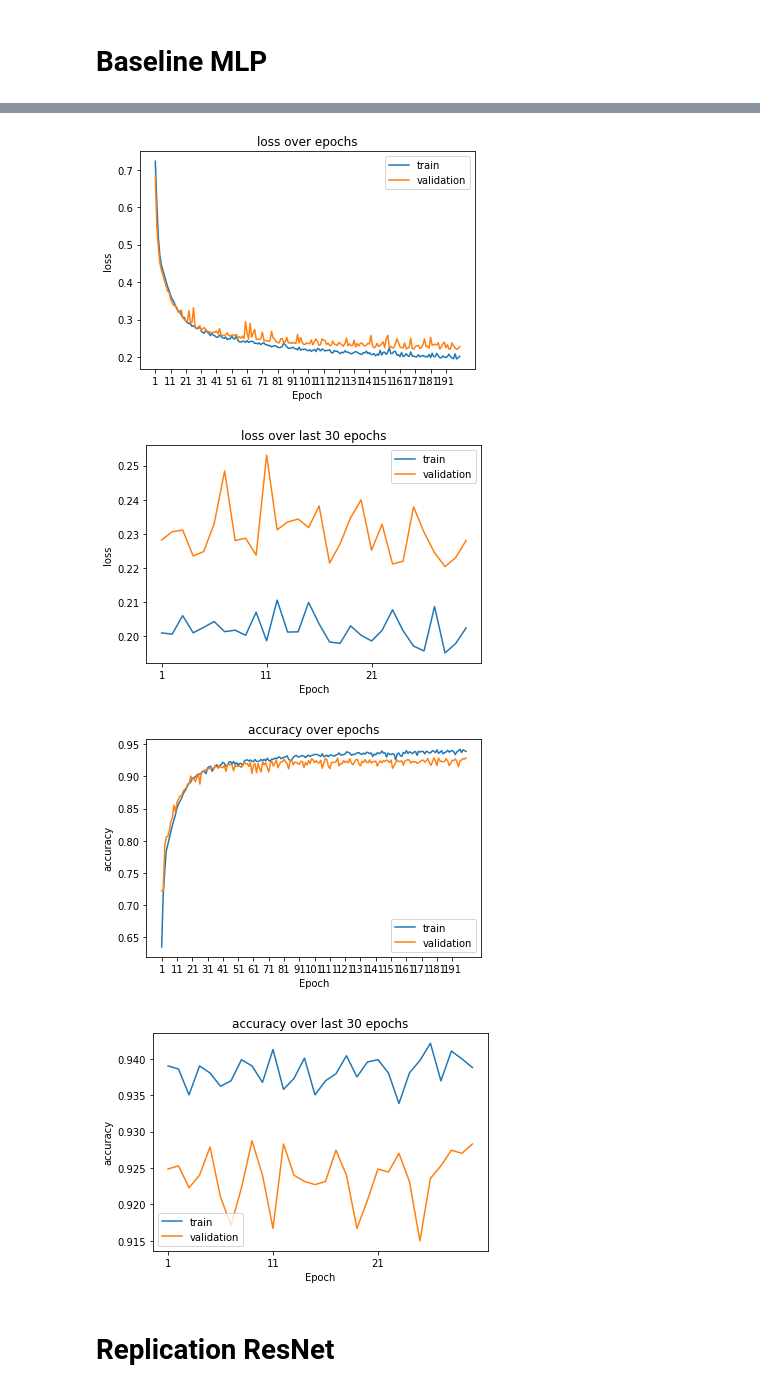
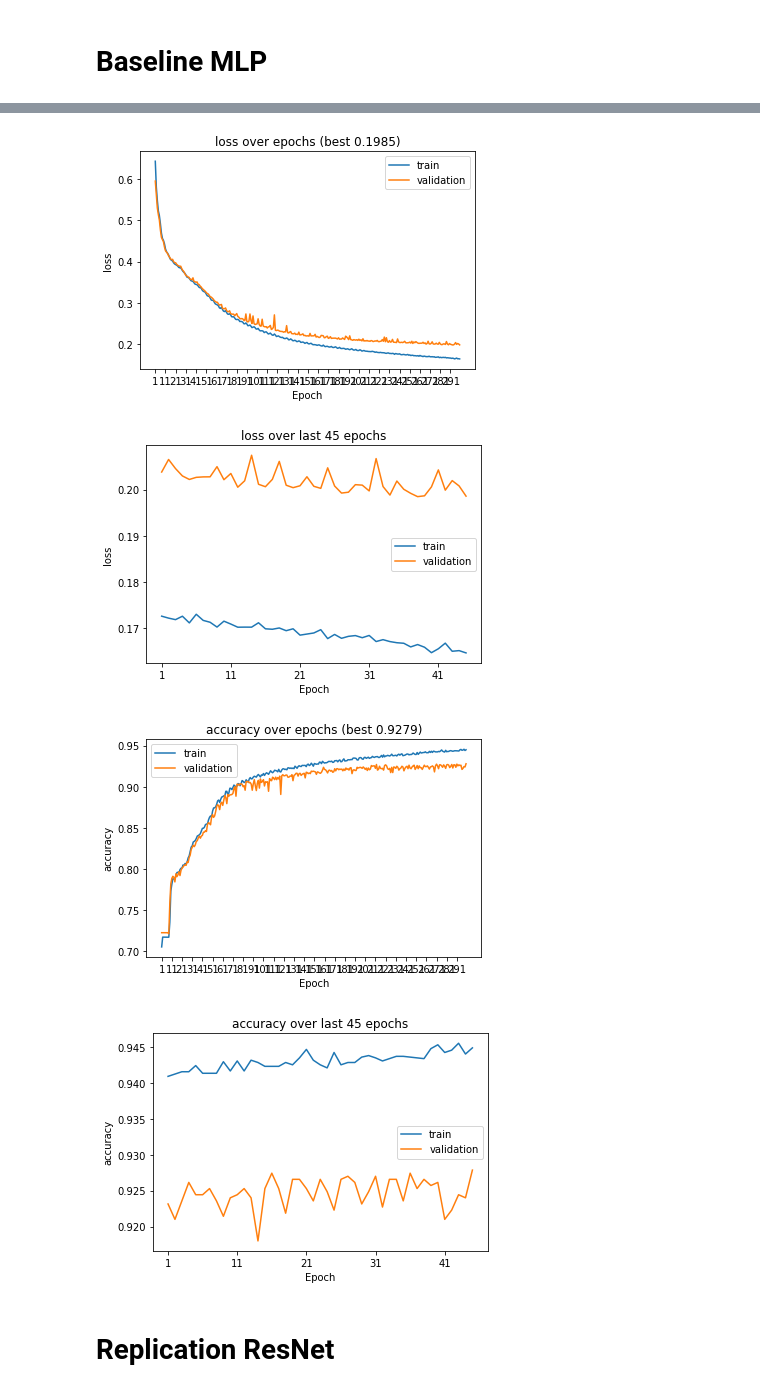
Before and after one commit to spdrnl/ecg, a Jupyter notebook: ECG.ipynb, the cells around one changed output, grey strips where cells are left out. Saved outputs shown, nothing was run; the diff lists cells and outputs as text; code cells hidden in the pictures.

Commit message:
Added cyclical learning rate

```diff
--- a/ECG.ipynb
+++ b/ECG.ipynb
@@ -120,12 +181,8 @@ X_ptbdb_train, X_ptbdb_val, y_ptbdb_train, y_ptbdb_val = train_test_split(X_ptbd
 # %%
-regularizer = keras.regularizers.l2(0.001)
-model = keras.Sequential([
-  keras.layers.Dense(15, activation='relu', input_shape=[187], kernel_regularizer=regularizer),
-  keras.layers.Dense(10, activation='relu', kernel_regularizer=regularizer),
-  keras.layers.Dense(5, activation='relu', kernel_regularizer=regularizer),
-  keras.layers.Dense(1, activation='sigmoid')
-])
-
-optimizer = keras.optimizers.Adam(lr=0.001)
-model.compile(optimizer=optimizer, loss='binary_crossentropy', metrics=['accuracy'])
-history = model.fit(X_ptbdb_train, y_ptbdb_train, validation_data=(X_ptbdb_val, y_ptbdb_val), batch_size=128, epochs=200)
+def get_base_model():
+  return keras.Sequential([
+    keras.layers.Dense(15, activation='relu', input_shape=[187], kernel_regularizer=regularizers.l2(0.0001)),
+    keras.layers.Dense(10, activation='relu', kernel_regularizer=regularizers.l2(0.0001)),
+    keras.layers.Dense(5, activation='relu'),
+    keras.layers.Dense(1, activation='sigmoid')
+  ])
@@ -149,0 +199,12 @@ Epoch 200/200
+# %%
+N = X_ptbdb_train.shape[0]
+batch_size = 128
+iterations = N/batch_size
+step_size= 2 * iterations
+
+from tensorflow_addons.optimizers import CyclicalLearningRate
+lr_schedule = CyclicalLearningRate(5e-3, 1e-1, step_size=step_size, scale_fn=lambda x: tf.pow(0.95,x))
+optimizer=tf.keras.optimizers.SGD(learning_rate=lr_schedule)
+model = get_base_model()
+model.compile(optimizer=optimizer, loss='binary_crossentropy', metrics=['accuracy'])
+history = model.fit(X_ptbdb_train, y_ptbdb_train, validation_data=(X_ptbdb_val, y_ptbdb_val), batch_size=batch_size, epochs=300)
@@ -150,30 +229,30 @@ Epoch 200/200
 # %%
-def pretty_plot(history, field):
+def pretty_plot(history, field, fn):
   def plot(data, val_data, title):
     plt.plot(range(1, len(data)+1), data, label='train')
     plt.plot(range(1, len(data)+1), val_data, label='validation')
     plt.xlabel('Epoch')
     plt.ylabel(field)
     plt.xticks(range(1, len(data)+1, 10))
     plt.title(title)
     plt.legend()
     plt.show()
 
   data = history.history[field]
   val_data = history.history['val_' + field]
   tail = int(0.15 * len(data))
 
-  plot(data, val_data, "{} over epochs".format(field))
+  plot(data, val_data, "{} over epochs (best {:06.4f})".format(field, fn(val_data)))
   plot(data[-tail:], val_data[-tail:], "{} over last {} epochs".format(field, tail))
 
 
-pretty_plot(history, 'loss')
-pretty_plot(history, 'accuracy')
+pretty_plot(history, 'loss', lambda x: min(x))
+pretty_plot(history, 'accuracy', lambda x: max(x))
 # %% [output]
-[figure, old version]
+[figure, new version]
-[figure, old version]
+[figure, new version]
-[figure, old version]
+[figure, new version]
-[figure, old version]
+[figure, new version]
 # %% [markdown]
 # Replication ResNet
 # %%
```
Also changed, not shown: parts of 6 cells of this notebook.
